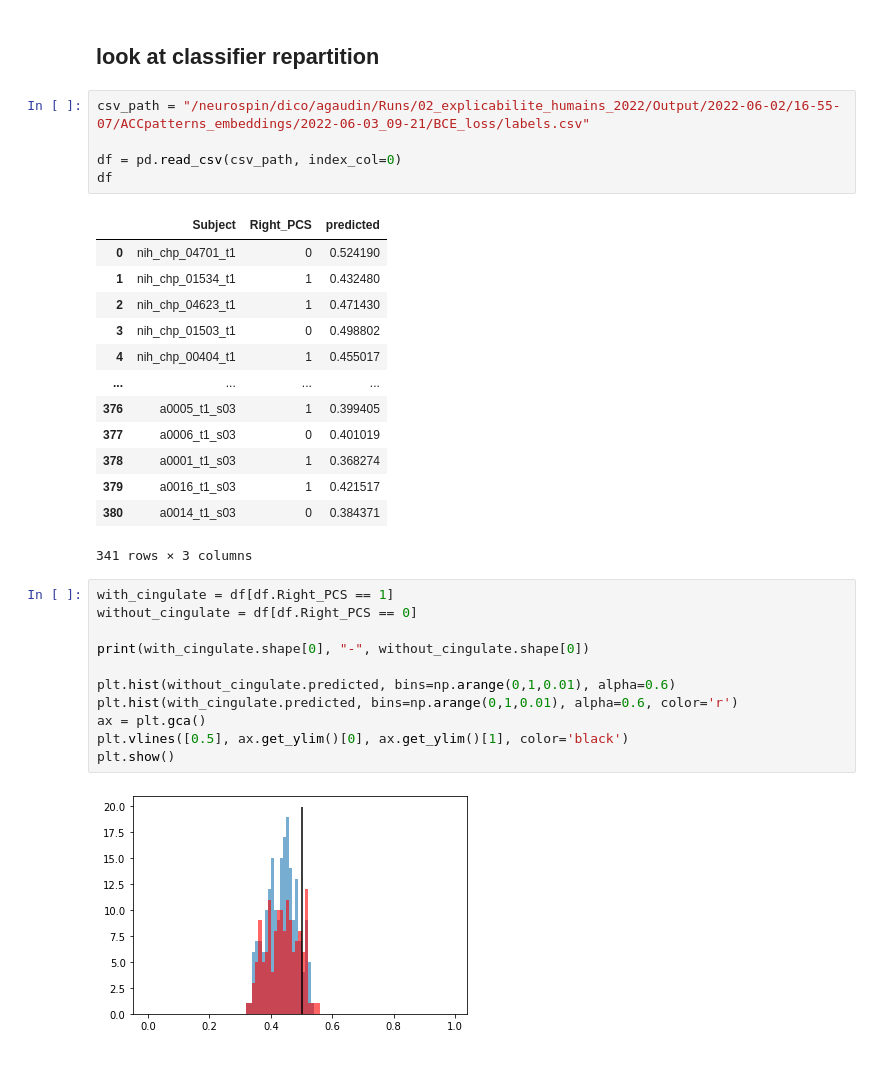
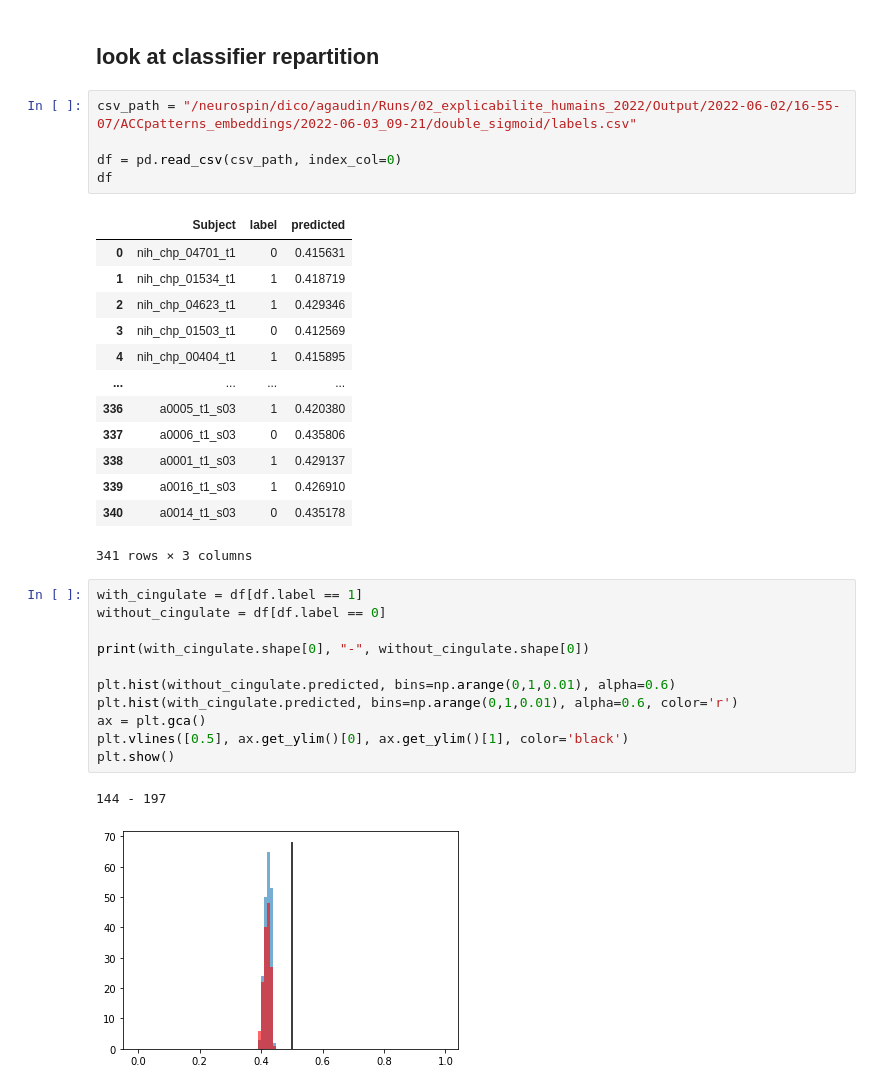
Before and after one commit to neurospin-projects/2023_agaudin_jchavas_folding_supervised, a Jupyter notebook: contrastive/notebooks/linear_classifier.ipynb, the cells around one changed output. Saved outputs shown, nothing was run; the diff lists cells and outputs as text.

```diff
--- a/contrastive/notebooks/linear_classifier.ipynb
+++ b/contrastive/notebooks/linear_classifier.ipynb
@@ -533,34 +538,35 @@ labels.head()
 # %% [markdown]
 ## look at classifier repartition
 # %%
-csv_path = "/neurospin/dico/agaudin/Runs/02_explicabilite_humains_2022/Output/2022-06-02/16-55-07/ACCpatterns_embeddings/2022-06-03_09-21/BCE_loss/labels.csv"
+csv_path = "/neurospin/dico/agaudin/Runs/02_explicabilite_humains_2022/Output/2022-06-02/16-55-07/ACCpatterns_embeddings/2022-06-03_09-21/double_sigmoid/labels.csv"
 
 df = pd.read_csv(csv_path, index_col=0)
 df
 # %% [output]
-|  | Subject | Right_PCS | predicted |
-| 0 | nih_chp_04701_t1 | 0 | 0.524190 |
-| 1 | nih_chp_01534_t1 | 1 | 0.432480 |
-| 2 | nih_chp_04623_t1 | 1 | 0.471430 |
-| 3 | nih_chp_01503_t1 | 0 | 0.498802 |
-| 4 | nih_chp_00404_t1 | 1 | 0.455017 |
+|  | Subject | label | predicted |
+| 0 | nih_chp_04701_t1 | 0 | 0.415631 |
+| 1 | nih_chp_01534_t1 | 1 | 0.418719 |
+| 2 | nih_chp_04623_t1 | 1 | 0.429346 |
+| 3 | nih_chp_01503_t1 | 0 | 0.412569 |
+| 4 | nih_chp_00404_t1 | 1 | 0.415895 |
 | ... | ... | ... | ... |
-| 376 | a0005_t1_s03 | 1 | 0.399405 |
-| 377 | a0006_t1_s03 | 0 | 0.401019 |
-| 378 | a0001_t1_s03 | 1 | 0.368274 |
-| 379 | a0016_t1_s03 | 1 | 0.421517 |
-| 380 | a0014_t1_s03 | 0 | 0.384371 |
+| 336 | a0005_t1_s03 | 1 | 0.420380 |
+| 337 | a0006_t1_s03 | 0 | 0.435806 |
+| 338 | a0001_t1_s03 | 1 | 0.429137 |
+| 339 | a0016_t1_s03 | 1 | 0.426910 |
+| 340 | a0014_t1_s03 | 0 | 0.435178 |
 341 rows × 3 columns
 # %%
-with_cingulate = df[df.Right_PCS == 1]
-without_cingulate = df[df.Right_PCS == 0]
+with_cingulate = df[df.label == 1]
+without_cingulate = df[df.label == 0]
 
 print(with_cingulate.shape[0], "-", without_cingulate.shape[0])
 
 plt.hist(without_cingulate.predicted, bins=np.arange(0,1,0.01), alpha=0.6)
 plt.hist(with_cingulate.predicted, bins=np.arange(0,1,0.01), alpha=0.6, color='r')
 ax = plt.gca()
 plt.vlines([0.5], ax.get_ylim()[0], ax.get_ylim()[1], color='black')
 plt.show()
 # %% [output]
+144 - 197
-[figure, old version]
+[figure, new version]
```
Also changed, not shown: parts of 8 cells of this notebook, 4 other files.
